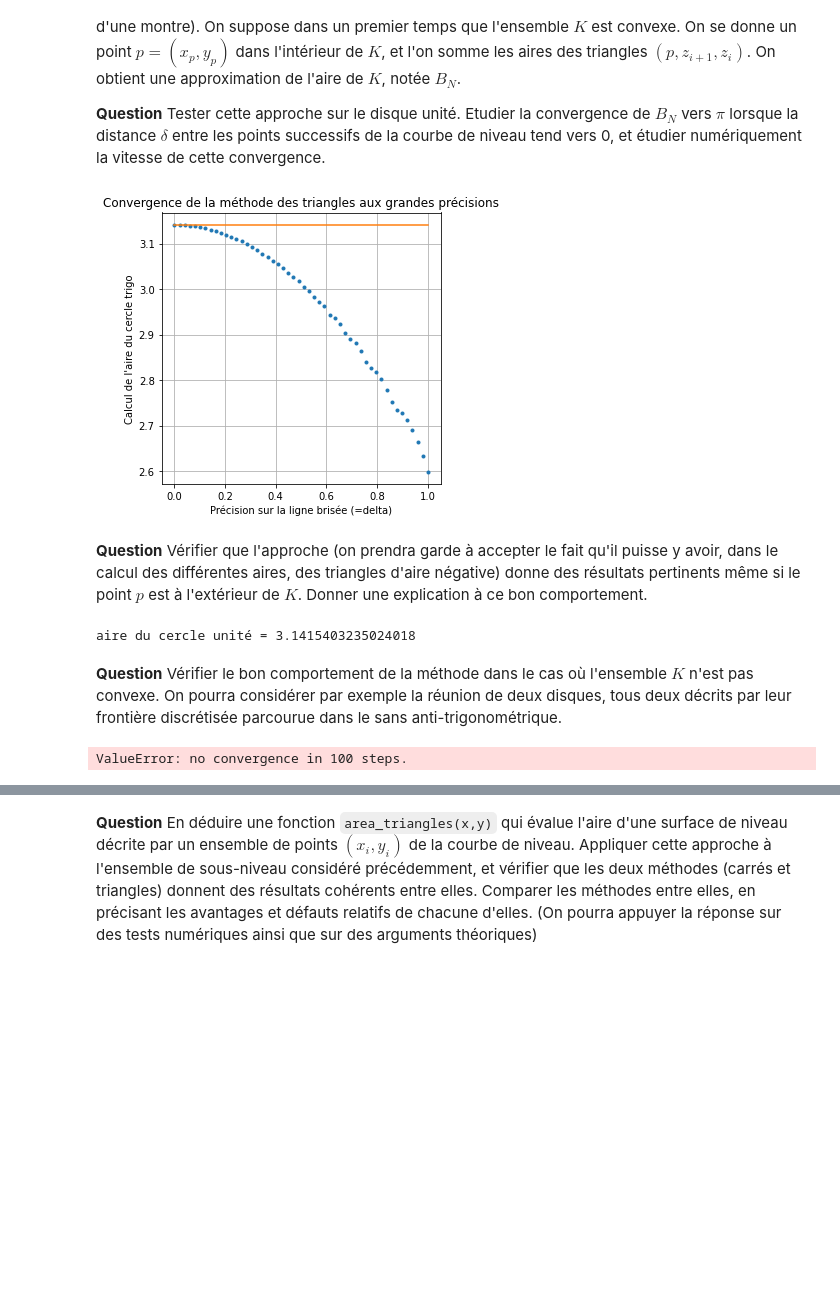
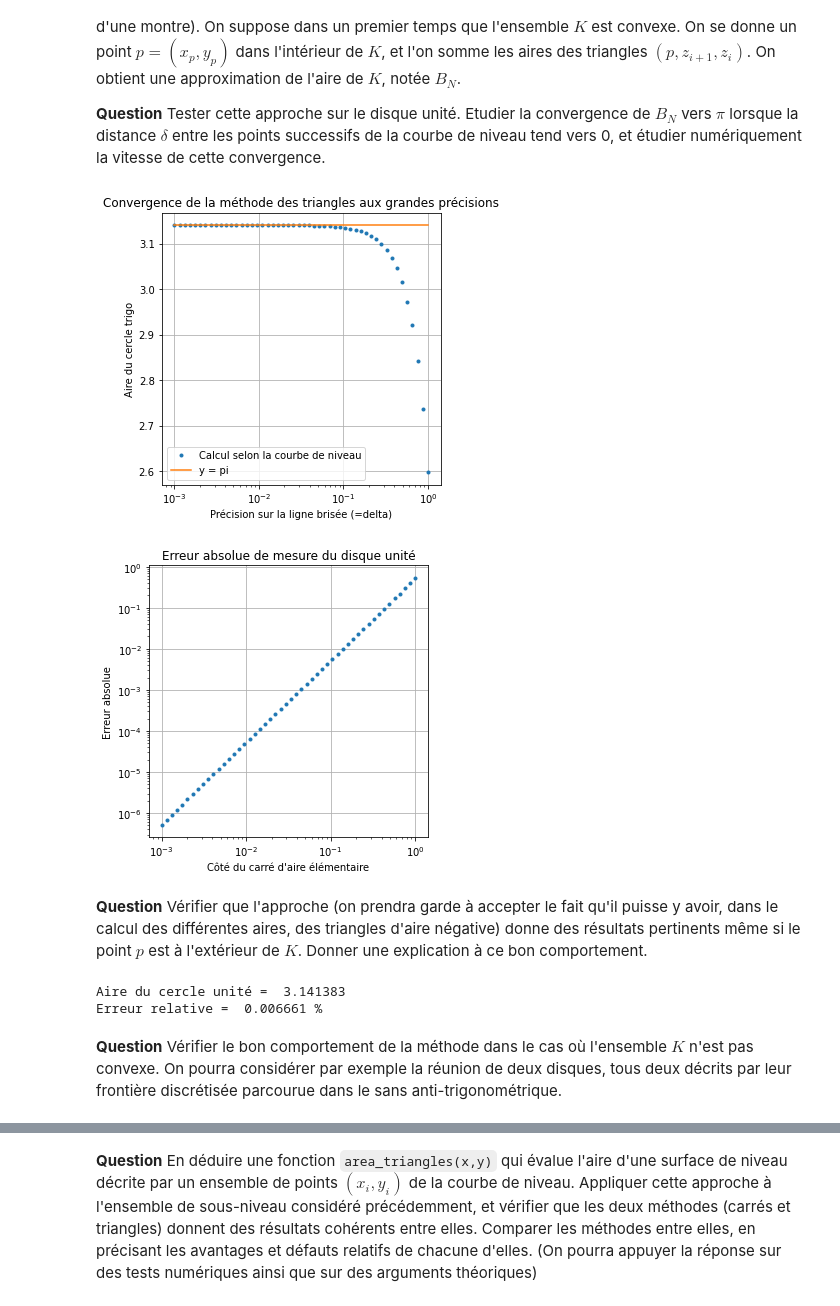
Before and after one commit to valvid01/Projet_numerique_DESVIGNES_VIDAL, a Jupyter notebook: Projet numérique - Calcul différentiel.ipynb, the cells around one changed output, grey strips where cells are left out. Cells and saved outputs as stored; diff of their text form; code cells hidden in the pictures; blank space fills up the shorter version.

```diff
--- a/Projet numérique - Calcul différentiel.ipynb
+++ b/Projet numérique - Calcul différentiel.ipynb
@@ -176,7 +176,7 @@ eps=0.001
 # %% [markdown]
 **Question** Implémenter la fonction `Newton` en complétant le canevas ci-dessous
 # %%
-def Newton(F, x0, y0, ep = eps, N = N):
+def Newton(F, x0, y0, eps = eps, N = N):
     """
     Applique la méthode de Newton pour chercher les solutions de F(x,y) = 0 où F est une fonction de R² dans R².
     La position des points est donnée à eps près, et la relation de récurrence est appliquée au plus N fois.
@@ -211,7 +260,7 @@ Newton(F1, 0.8, 0.8)
 
 **Question** Comment, en partant d'un point de référence $(x_0, y_0)$ tel que $f(x_0, y_0)=c$, peut-on générer avec la méthode de Newton un point $(x_1, y_1)$ également tel que $f(x_1, y_1) = c$, mais à une distance $\delta > 0$ de $(x_0, y_0)$ et qui soit "à droite" quand on est en $(x_0, y_0)$ et qu'on regarde dans la direction de $\nabla f(x_0, y_0)$ ? Implémenter la fonction `level_curve` qui répète ce procédé $N-1$ fois et renvoie un tableau NumPy de taille $2 \times N$ contenant les coordonnées des points correspondants.
 # %%
-def level_curve(fct, x0, y0, delta = 0.03, N = 110, eps = eps):
+def level_curve(fct, x0, y0, delta = 0.02, N = 1000, eps = eps):
     """
     Renvoie une suite de point correspondant à une ligne brisée, approximation de la courbe de niveau f(x,y) = 0.
     La distance entre deux points successifs vaut delta, et la précision sur chaque point vaut eps.
@@ -365,18 +461,10 @@ On obtient une approximation de l'aire de $K$, notée $B_N$.
 
 **Question** Tester cette approche sur le disque unité. Etudier la convergence de $B_N$ vers $\pi$ lorsque la distance $\delta$ entre les points successifs de la courbe de niveau tend vers 0, et étudier numériquement la vitesse de cette convergence.
 # %%
-def area_triangles(f, c, delta, xp, yp):
-    """Calcul de l'aire de la forme délimitée par la courbe de niveau f(x,y) = c par la méthode des triangles.
-    Le résultat est égal à la somme des triangles formés par deux points successifs de la courbe de niveau
-    et le point de coordonnées (xp, yp).
-    La méthode ne fonctionne que pour un ensemble borné.
-    """
+def B_n(delta, xp, yp):
 
-    F = lambda x, y : f(x, y) - c
-    forme = level_curve_ss_boucle(F, 0.0, 0.1, delta = delta)
-
-    forme = forme.T
-
+    cercle1 = lambda x,y : x**2+y**2-1
+    forme = level_curve_ss_boucle(cercle1, 0.0, 0.1, delta).T
     longueur = np.shape(forme)[0]
     res = 0
 
@@ -390,51 +478,56 @@ def area_triangles(f, c, delta, xp, yp):
 # %%
 #Définition de la fonction associée au cercle trigonométrique et du point p
 
-cercle = lambda x,y : x**2+y**2
 p=np.array([0,0])
 
 #Vectorisation
 
-area_triangles_vect = np.vectorize(area_triangles)
+B_n_vect = np.vectorize(B_n)
 
-#Constrcution des tableaux associés aux différentes valeurs de précision de la ligne de niveau
+#Construction des tableaux associés aux différentes valeurs de précision de la ligne de niveau
 
-Delta = np.linspace(0.001, 1, 50)
-Aire = area_triangles_vect(cercle, 1, Delta, p[0], p[1])
+Delta = np.linspace(np.log(0.001), 0, 50)
+Delta = np.exp(Delta)
+Aire = B_n_vect(Delta, p[0], p[1])
+Erreur = np.abs(np.pi-Aire)
 # %%
 #Tracé des résultats
 
-plt.plot(Delta, Aire, '.', Delta, np.full(np.shape(Delta), np.pi), '-')
+plt.plot(Delta, Aire, '.', label = "Calcul selon la courbe de niveau")
+plt.plot(Delta, np.full(np.shape(Delta), np.pi), label = 'y = pi')
 plt.xlabel('Précision sur la ligne brisée (=delta)')
-plt.ylabel("Calcul de l'aire du cercle trigo")
+plt.ylabel("Aire du cercle trigo")
 plt.grid()
+plt.xscale('log')
+plt.legend()
 plt.title('Convergence de la méthode des triangles aux grandes précisions')
 plt.show()
+plt.plot(Delta, Erreur, '.')
+plt.xscale('log')
+plt.yscale('log')
+plt.ylabel('Erreur absolue')
+plt.xlabel("Côté du carré d'aire élémentaire")
+plt.title('Erreur absolue de mesure du disque unité')
+plt.grid()
+plt.show()
 # %% [output]
-[figure, old version]
+[figure, new version]
+[figure, added]
 # %% [markdown]
 **Question** Vérifier que l'approche (on prendra garde à accepter le fait qu'il puisse y avoir, dans le calcul des différentes aires,  des triangles d'aire négative) donne des résultats pertinents même si le point $p$ est  à l'extérieur de $K$. Donner une explication à ce bon comportement.
 # %%
-#Définition de la fonction associée au cercle trigonométrique et du point p
-
-cercle = lambda x, y : x**2 + y**2
-
 #On place le point p à l'extérieur du cercle unité
 
 p=np.array([2, 0])
-print(f"aire du cercle unité = {area_triangles(cercle, 1, 0.01, p[0], p[1])}")
+aire = B_n(0.02, p[0], p[1])
+print(f"Aire du cercle unité = {aire : .6f}")
+print(f"Erreur relative = {abs(np.pi-aire)/np.pi*10**2 : .6f} %")
 
 #Le résultat obtenu est quand même le bon car les aires prises en compte à l'extérieur de la forme le sont deux fois :
 #Une fois en positif, et une fois en négatif, car le déterminant associé est calculé en fois dans le sens trigo, et une
 #fois dans le sens anti-trigo.
 # %% [output]
-aire du cercle unité = 3.1415403235024018
+Aire du cercle unité =  3.141383
+Erreur relative =  0.006661 %
 # %% [markdown]
 **Question** Vérifier le bon comportement de la méthode dans le cas où l'ensemble $K$ n'est pas convexe. On pourra considérer par exemple la réunion de deux disques, tous deux décrits par leur frontière discrétisée parcourue dans le sans anti-trigonométrique.
-# %%
-cercle1 = lambda x, y : (x-2)**2 + y**2 - 1
-res = level_curve_ss_boucle(cercle1, 1.1, 0.1)
-plt.plot(res[0,::], res[1,::], ls='--')
-plt.show()
-# %% [output]
-ValueError: no convergence in 100 steps.
```
Also changed, not shown: parts of 17 cells of this notebook.
